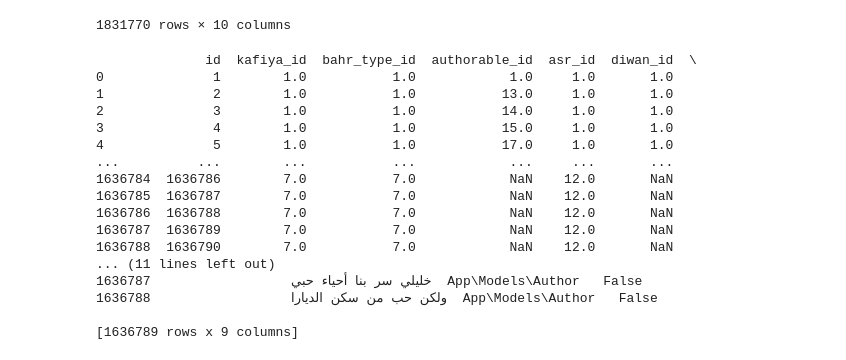
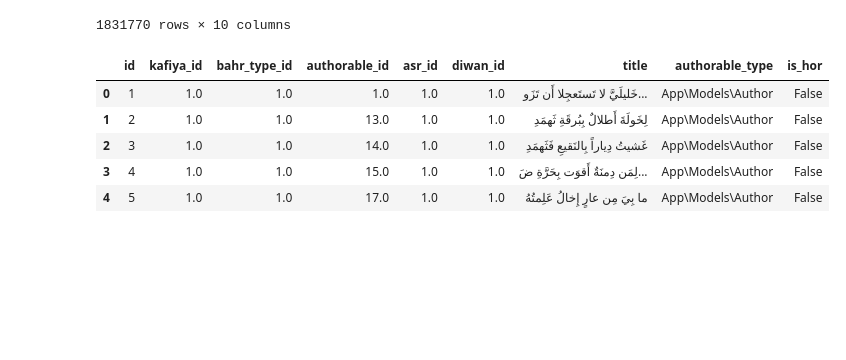
Before and after one commit to Hawiya-Organization/Hawiya-Back-end, a Jupyter notebook: merger.ipynb, the cells around one changed output. Saved outputs shown, nothing was run; the diff lists cells and outputs as text; code cells hidden in the pictures; blank space fills up the shorter version.

```diff
--- a/merger.ipynb
+++ b/merger.ipynb
@@ -134,51 +129,45 @@ df
 1831770 rows × 10 columns
 # %%
 import pandas as pd
+
+df=pd.read_csv("./storage/app/public/ready_for_insertion.csv")
+
+
+df.shape
 poem_df=df[['poem_id','kafiya_id','bahr_type_id','author_id','asr_id','diwan_id']].copy()
 
 
 
 poem_df.drop_duplicates(inplace=True,subset=['poem_id'])
 
 poem_titles=df.groupby( 'poem_id')['الشطر الايمن'].first()
 
 
 poem_titles_df = pd.DataFrame({'poem_id': poem_titles.index, 'title': poem_titles.values})
 
 poem_titles_df
 
 
 poem_df= poem_df.merge(poem_titles_df,on='poem_id',how='inner')
 
 
 
 poem_df.rename({'author_id':'authorable_id'},inplace=True,axis=1)
 
 poem_df['authorable_type']='App\Models\Author'
 poem_df
 
 poem_df.rename(columns={'poem_id':'id'},inplace=True)
 poem_df['is_hor']=False
 poem_df
 
 
 poem_df.to_csv("./storage/app/public/poems.csv",index=False)
-print(poem_df)
+poem_df.head()
 # %% [output]
-              id  kafiya_id  bahr_type_id  authorable_id  asr_id  diwan_id  \
-0              1        1.0           1.0            1.0     1.0       1.0
-1              2        1.0           1.0           13.0     1.0       1.0
-2              3        1.0           1.0           14.0     1.0       1.0
-3              4        1.0           1.0           15.0     1.0       1.0
-4              5        1.0           1.0           17.0     1.0       1.0
-...          ...        ...           ...            ...     ...       ...
-1636784  1636786        7.0           7.0            NaN    12.0       NaN
-1636785  1636787        7.0           7.0            NaN    12.0       NaN
-1636786  1636788        7.0           7.0            NaN    12.0       NaN
-1636787  1636789        7.0           7.0            NaN    12.0       NaN
-1636788  1636790        7.0           7.0            NaN    12.0       NaN
-... (11 lines left out)
-1636787                  خليلي سر بنا أحياء حبي  App\Models\Author   False
-1636788                  ولكن حب من سكن الديارا  App\Models\Author   False
-
-[1636789 rows x 9 columns]
+|  | id | kafiya_id | bahr_type_id | authorable_id | asr_id | diwan_id | title | authorable_type | is_hor |
+| 0 | 1 | 1.0 | 1.0 | 1.0 | 1.0 | 1.0 | خَليلَيَّ لا تَستَعجِلا أَن تَزَو... | App\Models\Author | False |
+| 1 | 2 | 1.0 | 1.0 | 13.0 | 1.0 | 1.0 | لِخَولَةَ أَطلالٌ بِبُرقَةِ ثَهمَدِ | App\Models\Author | False |
+| 2 | 3 | 1.0 | 1.0 | 14.0 | 1.0 | 1.0 | غَشيتُ دِياراً بِالنَقيعِ فَثَهمَدِ | App\Models\Author | False |
+| 3 | 4 | 1.0 | 1.0 | 15.0 | 1.0 | 1.0 | لِمَن دِمنَةٌ أَقوَت بِحَرَّةِ ضَ... | App\Models\Author | False |
+| 4 | 5 | 1.0 | 1.0 | 17.0 | 1.0 | 1.0 | ما بِيَ مِن عارٍ إِخالُ عَلِمتُهُ | App\Models\Author | False |
```
Also changed, not shown: parts of 5 cells of this notebook, 7 other files.
